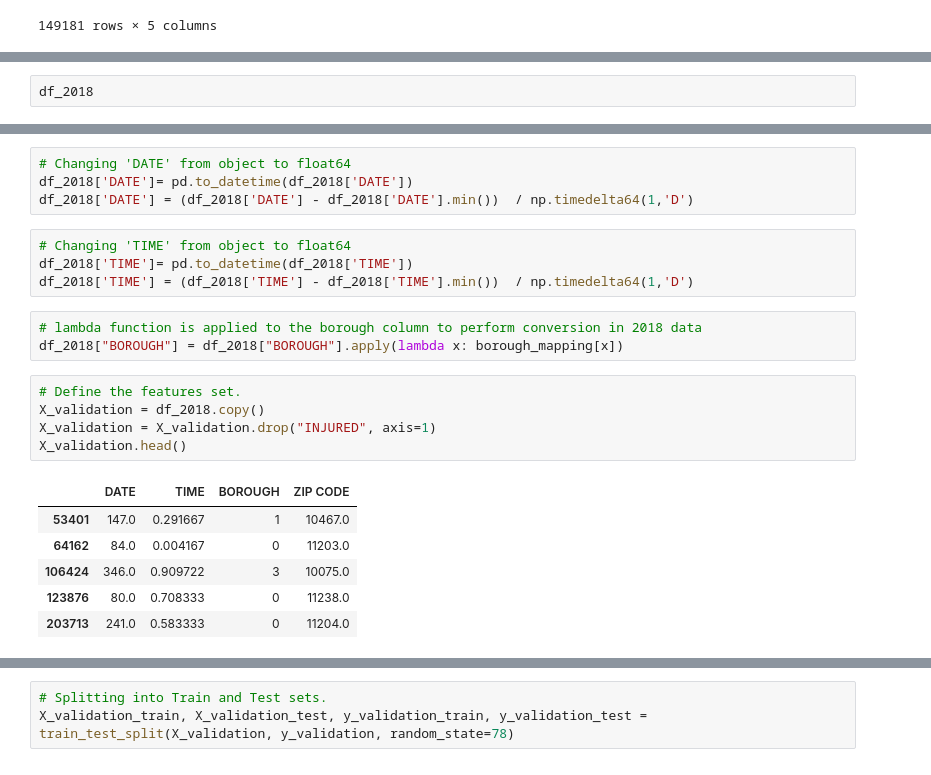
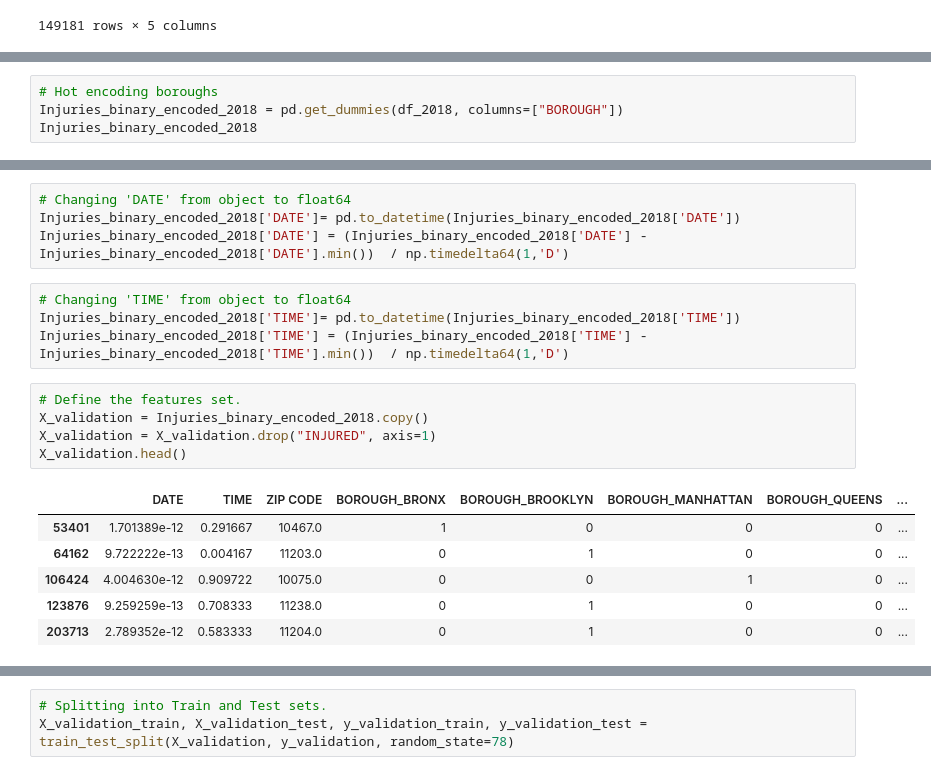
Before and after one commit to danioc94/NYC_Vehicle_Collision_Prediction, a Jupyter notebook: nyc_injury_predictions.ipynb, the cells around one changed output, grey strips where cells are left out. Saved outputs shown, nothing was run; the diff lists cells and outputs as text.

```diff
--- a/NYC MLM-Injured.ipynb
+++ b/nyc_injury_predictions.ipynb
@@ -379,3 +392,5 @@ df_2018=year2018_df.rename(columns={'NUMBER OF PERSONS INJURED': 'INJURED', 'CRA
 # %%
-df_2018
+# Hot encoding boroughs
+Injuries_binary_encoded_2018 = pd.get_dummies(df_2018, columns=["BOROUGH"])
+Injuries_binary_encoded_2018
 # %% [output]
@@ -395,25 +410,22 @@ df_2018
 # %%
 # Changing 'DATE' from object to float64
-df_2018['DATE']= pd.to_datetime(df_2018['DATE'])
-df_2018['DATE'] = (df_2018['DATE'] - df_2018['DATE'].min())  / np.timedelta64(1,'D')
+Injuries_binary_encoded_2018['DATE']= pd.to_datetime(Injuries_binary_encoded_2018['DATE'])
+Injuries_binary_encoded_2018['DATE'] = (Injuries_binary_encoded_2018['DATE'] - Injuries_binary_encoded_2018['DATE'].min())  / np.timedelta64(1,'D')
 # %%
 # Changing 'TIME' from object to float64
-df_2018['TIME']= pd.to_datetime(df_2018['TIME'])
-df_2018['TIME'] = (df_2018['TIME'] - df_2018['TIME'].min())  / np.timedelta64(1,'D')
+Injuries_binary_encoded_2018['TIME']= pd.to_datetime(Injuries_binary_encoded_2018['TIME'])
+Injuries_binary_encoded_2018['TIME'] = (Injuries_binary_encoded_2018['TIME'] - Injuries_binary_encoded_2018['TIME'].min())  / np.timedelta64(1,'D')
-# %%
-# lambda function is applied to the borough column to perform conversion in 2018 data
-df_2018["BOROUGH"] = df_2018["BOROUGH"].apply(lambda x: borough_mapping[x])
 # %%
 # Define the features set.
-X_validation = df_2018.copy()
+X_validation = Injuries_binary_encoded_2018.copy()
 X_validation = X_validation.drop("INJURED", axis=1)
 X_validation.head()
 # %% [output]
-|  | DATE | TIME | BOROUGH | ZIP CODE |
-| 53401 | 147.0 | 0.291667 | 1 | 10467.0 |
-| 64162 | 84.0 | 0.004167 | 0 | 11203.0 |
-| 106424 | 346.0 | 0.909722 | 3 | 10075.0 |
-| 123876 | 80.0 | 0.708333 | 0 | 11238.0 |
-| 203713 | 241.0 | 0.583333 | 0 | 11204.0 |
+|  | DATE | TIME | ZIP CODE | BOROUGH_BRONX | BOROUGH_BROOKLYN | BOROUGH_MANHATTAN | BOROUGH_QUEENS | ... |
+| 53401 | 1.701389e-12 | 0.291667 | 10467.0 | 1 | 0 | 0 | 0 | ... |
+| 64162 | 9.722222e-13 | 0.004167 | 11203.0 | 0 | 1 | 0 | 0 | ... |
+| 106424 | 4.004630e-12 | 0.909722 | 10075.0 | 0 | 0 | 1 | 0 | ... |
+| 123876 | 9.259259e-13 | 0.708333 | 11238.0 | 0 | 1 | 0 | 0 | ... |
+| 203713 | 2.789352e-12 | 0.583333 | 11204.0 | 0 | 1 | 0 | 0 | ... |
 # %%
 # Define the target set.
```
Also changed, not shown: parts of 16 cells of this notebook, 4 other files.
